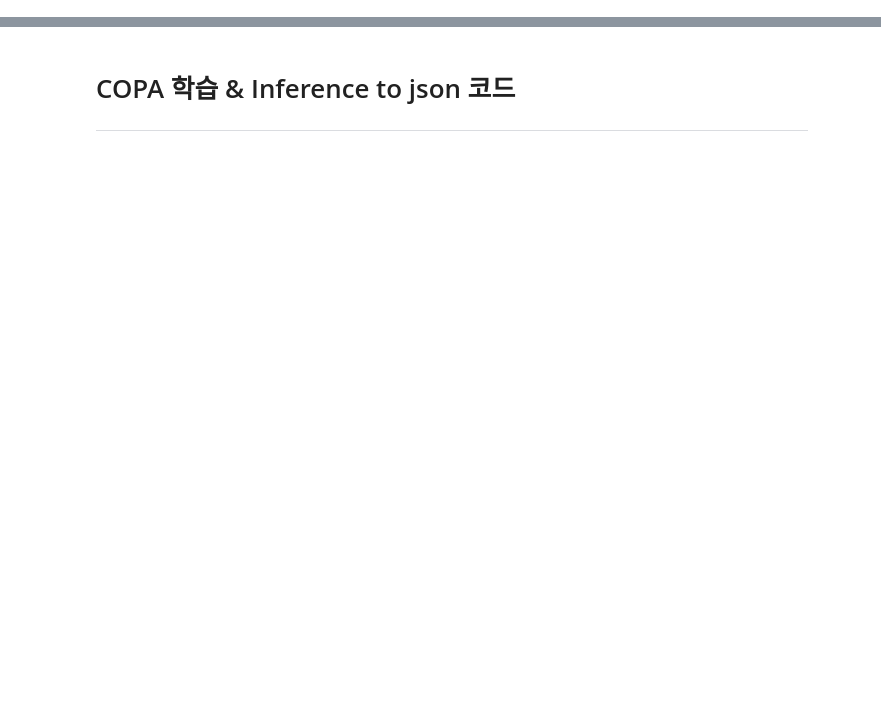
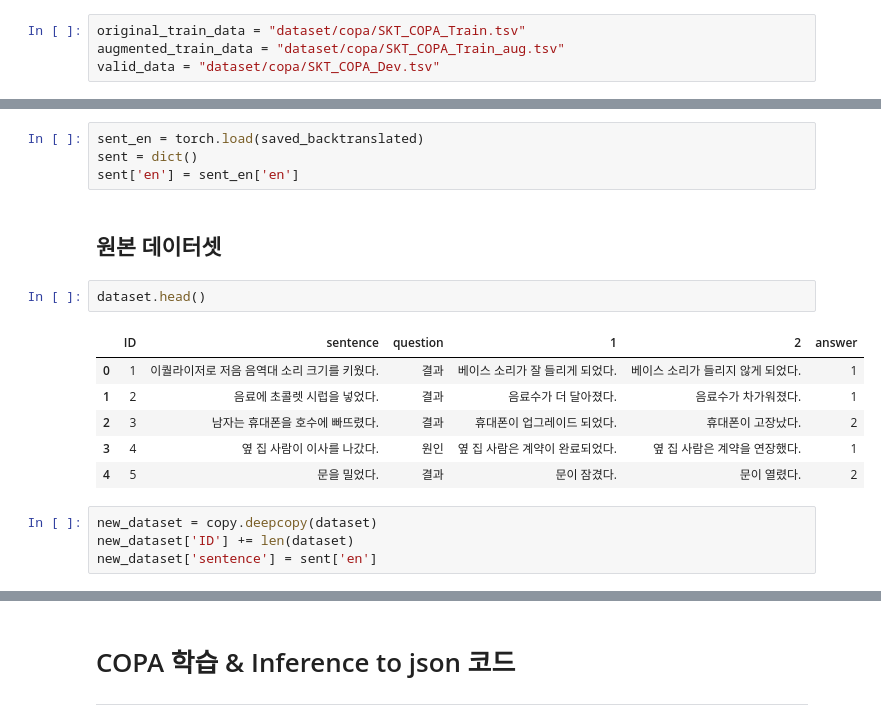
Before and after one commit to rsk25/nlp_competition, a Jupyter notebook: copa_ipynb_최종호.ipynb, the cells around one changed output, grey strips where cells are left out. Cells and saved outputs as stored; diff of their text form; blank space fills up the shorter version.

```diff
--- a/copa_ipynb_최종호.ipynb
+++ b/copa_ipynb_최종호.ipynb
@@ -0,0 +52,4 @@
+# %%
+original_train_data = "dataset/copa/SKT_COPA_Train.tsv"
+augmented_train_data = "dataset/copa/SKT_COPA_Train_aug.tsv"
+valid_data = "dataset/copa/SKT_COPA_Dev.tsv"
@@ -0,0 +83,19 @@
+# %%
+sent_en = torch.load(saved_backtranslated)
+sent = dict()
+sent['en'] = sent_en['en']
+# %% [markdown]
+## 원본 데이터셋
+# %%
+dataset.head()
+# %% [output]
+|  | ID | sentence | question | 1 | 2 | answer |
+| 0 | 1 | 이퀄라이저로 저음 음역대 소리 크기를 키웠다. | 결과 | 베이스 소리가 잘 들리게 되었다. | 베이스 소리가 들리지 않게 되었다. | 1 |
+| 1 | 2 | 음료에 초콜렛 시럽을 넣었다. | 결과 | 음료수가 더 달아졌다. | 음료수가 차가워졌다. | 1 |
+| 2 | 3 | 남자는 휴대폰을 호수에 빠뜨렸다. | 결과 | 휴대폰이 업그레이드 되었다. | 휴대폰이 고장났다. | 2 |
+| 3 | 4 | 옆 집 사람이 이사를 나갔다. | 원인 | 옆 집 사람은 계약이 완료되었다. | 옆 집 사람은 계약을 연장했다. | 1 |
+| 4 | 5 | 문을 밀었다. | 결과 | 문이 잠겼다. | 문이 열렸다. | 2 |
+# %%
+new_dataset = copy.deepcopy(dataset)
+new_dataset['ID'] += len(dataset)
+new_dataset['sentence'] = sent['en']
```
Also changed, not shown: parts of 21 cells of this notebook, 2 other files.
